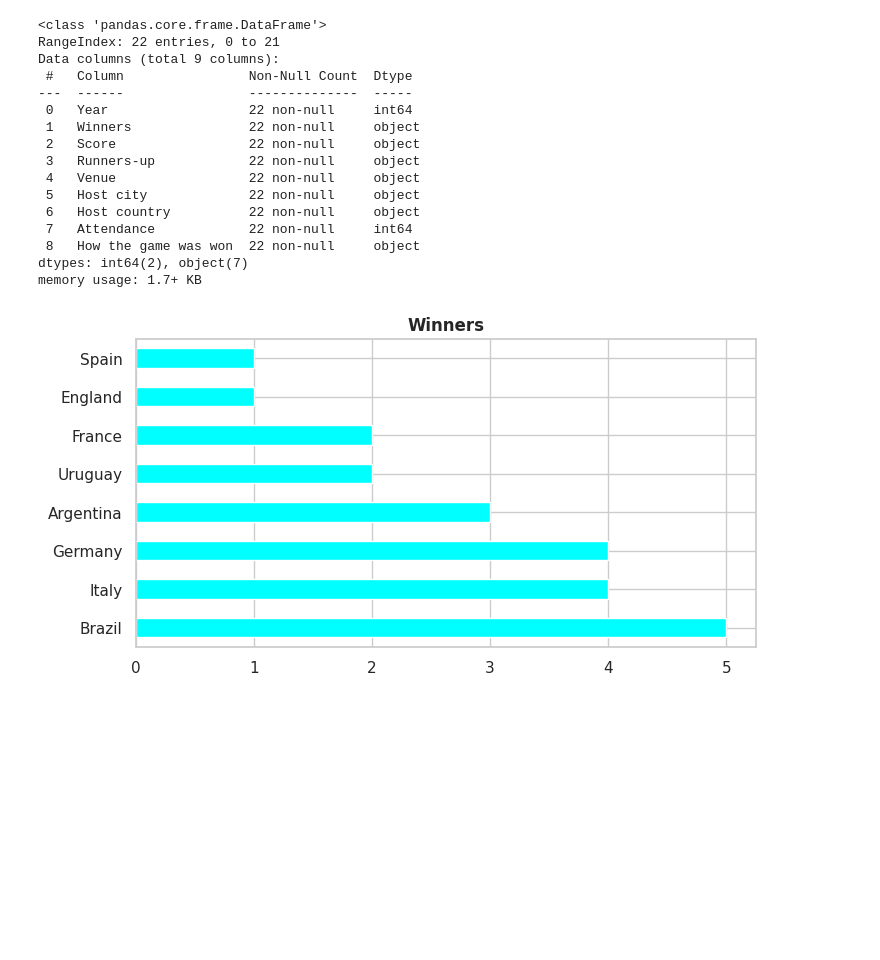
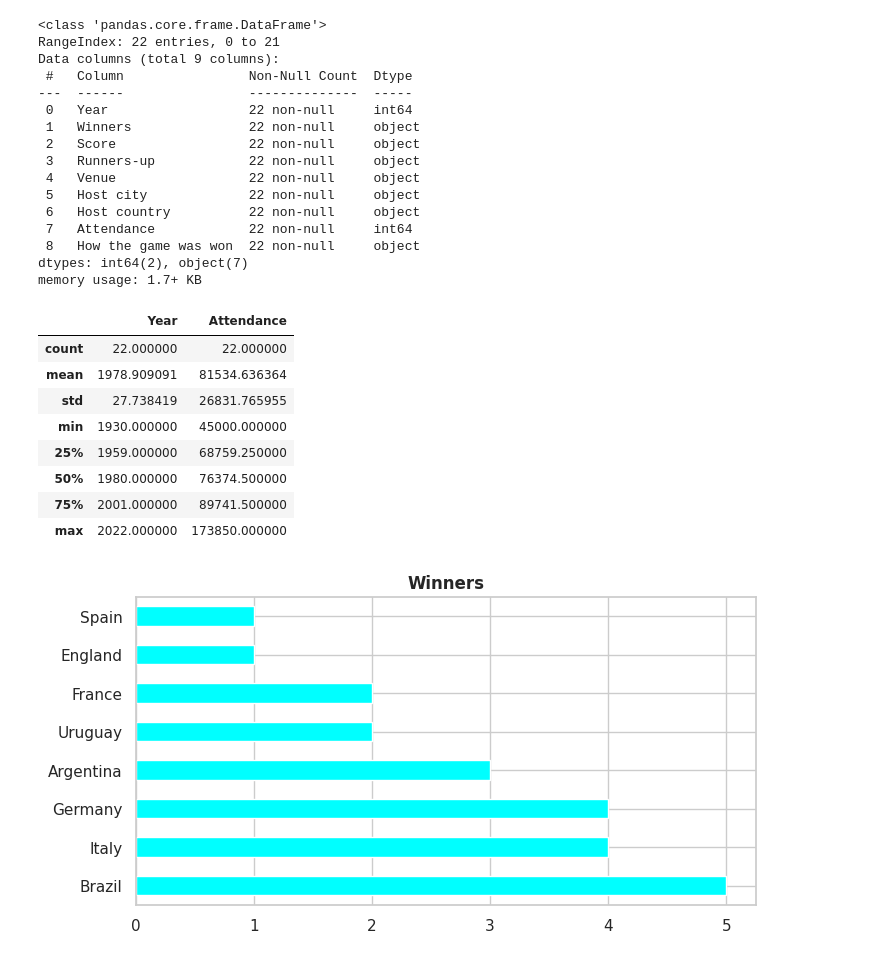
Before and after one commit to guilhermelaviola/SoccerCompetitionsStudy, a Jupyter notebook: FIFAWorldCupStudy.ipynb, the cells around one changed output. Drawn from its saved outputs; the diff is of its cells as text; code cells hidden in the pictures; blank space fills up the shorter version.

Commit message:
I applied the describe() method to get statistical information of the numerical data in the dataset

```diff
--- a/FIFAWorldCupStudy.ipynb
+++ b/FIFAWorldCupStudy.ipynb
@@ -47,6 +47,19 @@ Data columns (total 9 columns):
  8   How the game was won  22 non-null     object
 dtypes: int64(2), object(7)
 memory usage: 1.7+ KB
+# %%
+# Displaying general statistical information of the number data present in the dataset:
+wc.describe()
+# %% [output]
+|  | Year | Attendance |
+| count | 22.000000 | 22.000000 |
+| mean | 1978.909091 | 81534.636364 |
+| std | 27.738419 | 26831.765955 |
+| min | 1930.000000 | 45000.000000 |
+| 25% | 1959.000000 | 68759.250000 |
+| 50% | 1980.000000 | 76374.500000 |
+| 75% | 2001.000000 | 89741.500000 |
+| max | 2022.000000 | 173850.000000 |
 # %%
 # Displaying the number of titles by country:
 wc['Winners'].value_counts().plot(kind = 'barh', color = 'cyan', figsize = (8, 4))
```
